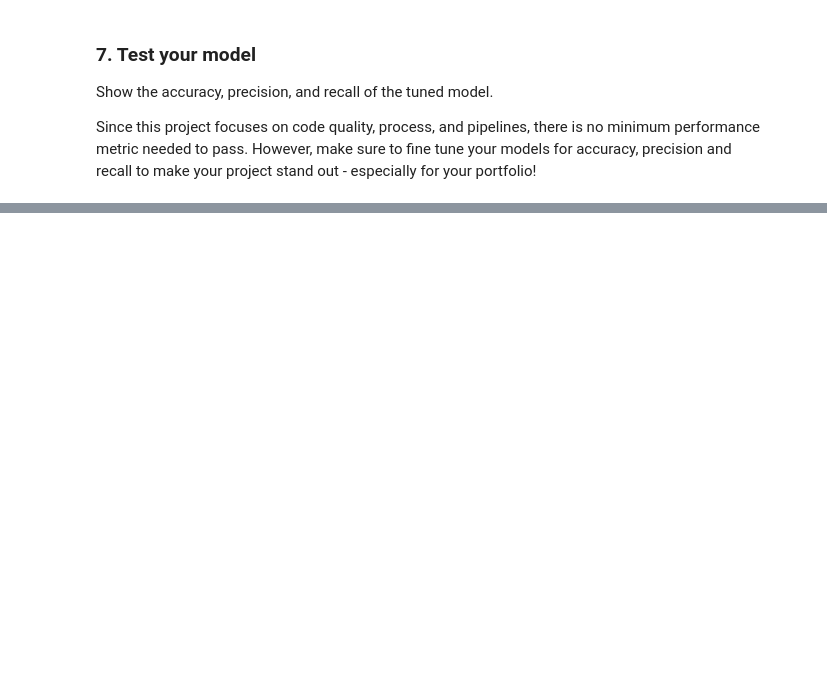
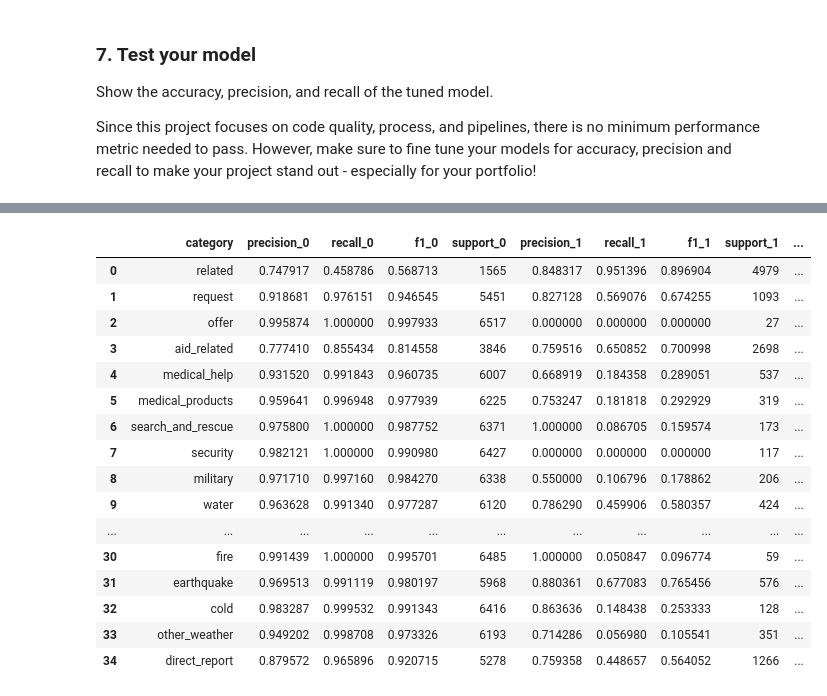
Before and after one commit to netxph/f8-disaster, a Jupyter notebook: notebooks/02 - ML Pipeline Preparation.ipynb, the cells around one changed output, grey strips where cells are left out. Saved outputs shown, nothing was run; the diff lists cells and outputs as text; code cells hidden in the pictures; blank space fills up the shorter version.

```diff
--- a/notebooks/02 - ML Pipeline Preparation.ipynb
+++ b/notebooks/02 - ML Pipeline Preparation.ipynb
@@ -177,0 +299,5 @@ class DataFrameToArrayTransformer(BaseEstimator, TransformerMixin):
+# %%
+cv.fit(X_train, y_train)
+
+parameters_clf = convert_params(cv.best_params_)
+print("Best Parameters:", parameters_clf)
@@ -178,11 +313,18 @@ class DataFrameToArrayTransformer(BaseEstimator, TransformerMixin):
 # %%
-pipeline = Pipeline([
+from sklearn.preprocessing import OneHotEncoder
+
+pipeline_genre = Pipeline([
     ("features", ColumnTransformer([
         ("genre_category", OneHotEncoder(dtype=int), ["genre"]),
         ("text", Pipeline([
-            ("count", CountVectorizer(tokenizer=tokenize)),
+            ("count", CountVectorizer(tokenizer=token.tokenize)),
             ("tfidf", TfidfTransformer())
         ]), "message")
     ], remainder="drop")),
-    ("clf", MultiOutputClassifier(LinearSVC(random_state=42)))
+    ("clf", MultiOutputClassifier(MultinomialNB()))
 ])
+
+parameters_feat = parameters_clf
+cv = GridSearchCV(pipeline_genre, parameters_feat, cv=split, verbose=10)
+
+print(parameters_feat)
@@ -189,2 +333,2 @@ pipeline = Pipeline([
 # %%
-pipeline.fit(X_train, y_train)
+cv.fit(X_train, y_train)
@@ -191,2 +356,2 @@ pipeline.fit(X_train, y_train)
 # %%
-y_pred = pipeline.predict(X_test)
+y_pred = cv.predict(X_test)
@@ -194,0 +358,21 @@ get_metrics(y_test, y_pred).mean()
+# %%
+metrics = get_metrics(y_test, y_pred)
+metrics
+# %% [output]
+|  | category | precision_0 | recall_0 | f1_0 | support_0 | precision_1 | recall_1 | f1_1 | support_1 | ... |
+| 0 | related | 0.747917 | 0.458786 | 0.568713 | 1565 | 0.848317 | 0.951396 | 0.896904 | 4979 | ... |
+| 1 | request | 0.918681 | 0.976151 | 0.946545 | 5451 | 0.827128 | 0.569076 | 0.674255 | 1093 | ... |
+| 2 | offer | 0.995874 | 1.000000 | 0.997933 | 6517 | 0.000000 | 0.000000 | 0.000000 | 27 | ... |
+| 3 | aid_related | 0.777410 | 0.855434 | 0.814558 | 3846 | 0.759516 | 0.650852 | 0.700998 | 2698 | ... |
+| 4 | medical_help | 0.931520 | 0.991843 | 0.960735 | 6007 | 0.668919 | 0.184358 | 0.289051 | 537 | ... |
+| 5 | medical_products | 0.959641 | 0.996948 | 0.977939 | 6225 | 0.753247 | 0.181818 | 0.292929 | 319 | ... |
+| 6 | search_and_rescue | 0.975800 | 1.000000 | 0.987752 | 6371 | 1.000000 | 0.086705 | 0.159574 | 173 | ... |
+| 7 | security | 0.982121 | 1.000000 | 0.990980 | 6427 | 0.000000 | 0.000000 | 0.000000 | 117 | ... |
+| 8 | military | 0.971710 | 0.997160 | 0.984270 | 6338 | 0.550000 | 0.106796 | 0.178862 | 206 | ... |
+| 9 | water | 0.963628 | 0.991340 | 0.977287 | 6120 | 0.786290 | 0.459906 | 0.580357 | 424 | ... |
+| ... | ... | ... | ... | ... | ... | ... | ... | ... | ... | ... |
+| 30 | fire | 0.991439 | 1.000000 | 0.995701 | 6485 | 1.000000 | 0.050847 | 0.096774 | 59 | ... |
+| 31 | earthquake | 0.969513 | 0.991119 | 0.980197 | 5968 | 0.880361 | 0.677083 | 0.765456 | 576 | ... |
+| 32 | cold | 0.983287 | 0.999532 | 0.991343 | 6416 | 0.863636 | 0.148438 | 0.253333 | 128 | ... |
+| 33 | other_weather | 0.949202 | 0.998708 | 0.973326 | 6193 | 0.714286 | 0.056980 | 0.105541 | 351 | ... |
+| 34 | direct_report | 0.879572 | 0.965896 | 0.920715 | 5278 | 0.759358 | 0.448657 | 0.564052 | 1266 | ... |
```
Also changed, not shown: parts of 47 cells of this notebook, 2 other files.
